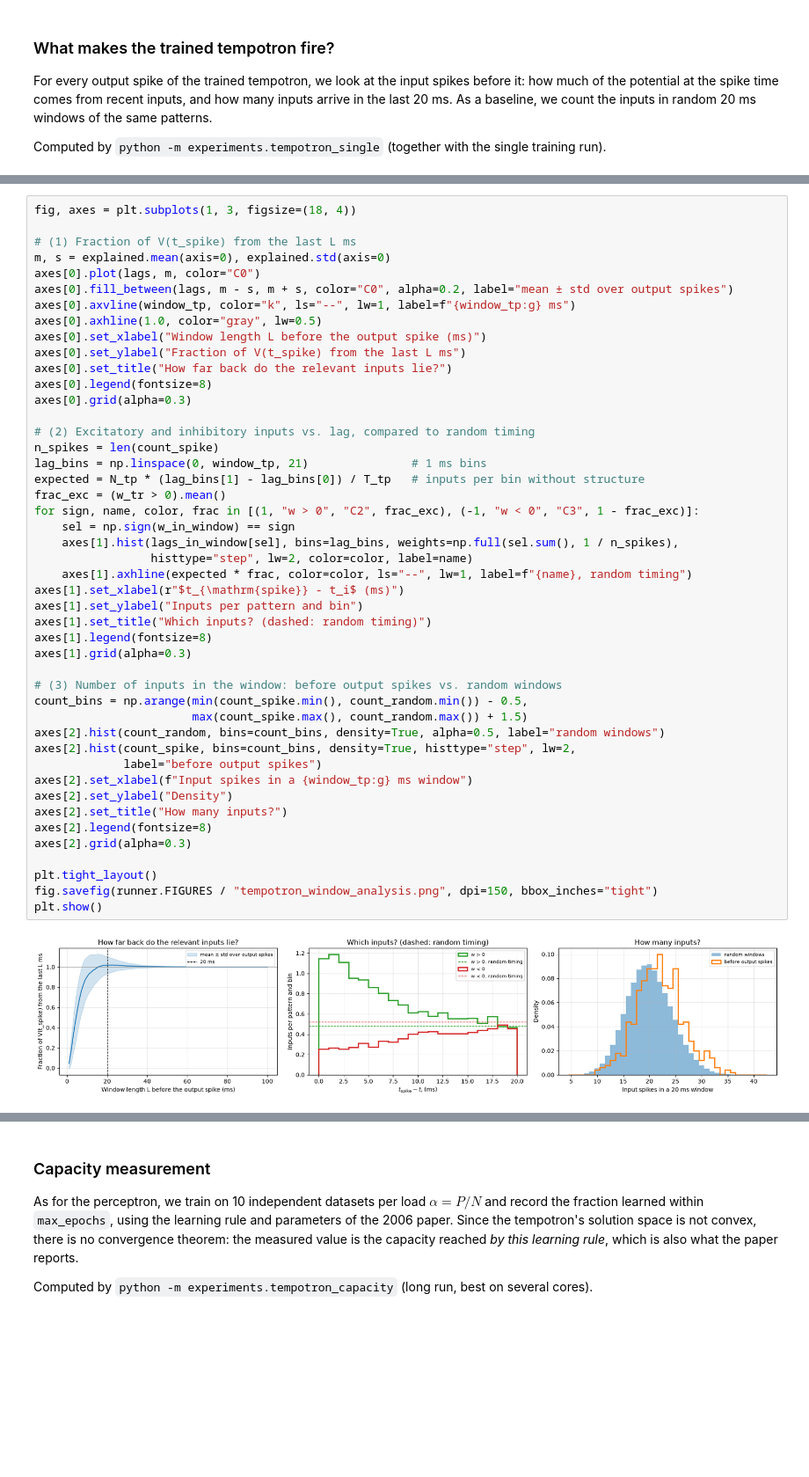
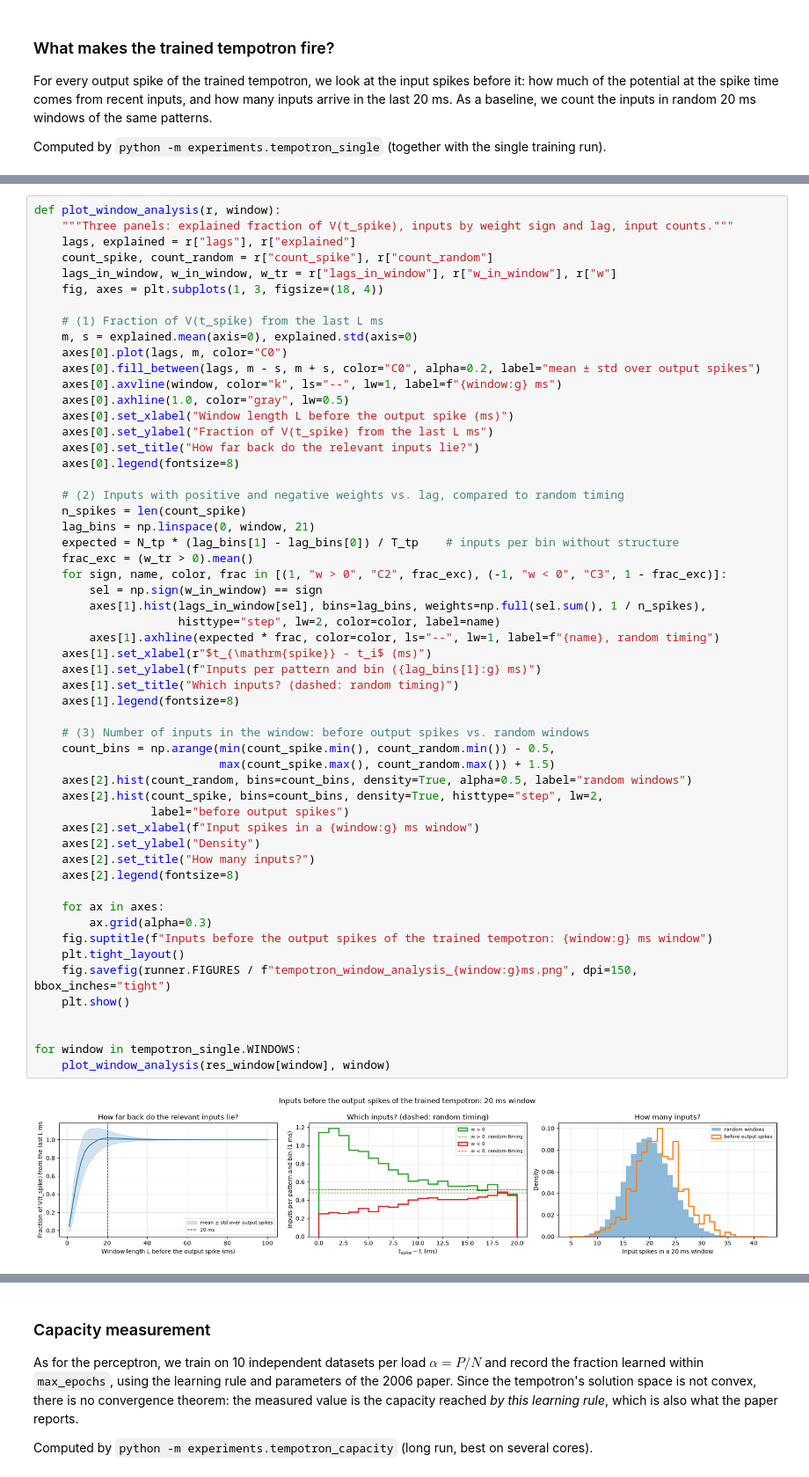
Before and after one commit to SchulteFabian/tempotron-capacity, a Jupyter notebook: Summary.ipynb, the cells around one changed output, grey strips where cells are left out. Shown at 88% size. Drawn from its saved outputs; the diff is of its cells as text; blank space fills up the shorter version.

```diff
--- a/Summary.ipynb
+++ b/Summary.ipynb
@@ -431,48 +479,57 @@ Fraction of V(t_spike) from the last 20 ms: 1.02 ± 0.09
 # %%
-fig, axes = plt.subplots(1, 3, figsize=(18, 4))
+def plot_window_analysis(r, window):
+    """Three panels: explained fraction of V(t_spike), inputs by weight sign and lag, input counts."""
+    lags, explained = r["lags"], r["explained"]
+    count_spike, count_random = r["count_spike"], r["count_random"]
+    lags_in_window, w_in_window, w_tr = r["lags_in_window"], r["w_in_window"], r["w"]
+    fig, axes = plt.subplots(1, 3, figsize=(18, 4))
 
-# (1) Fraction of V(t_spike) from the last L ms
-m, s = explained.mean(axis=0), explained.std(axis=0)
-axes[0].plot(lags, m, color="C0")
-axes[0].fill_between(lags, m - s, m + s, color="C0", alpha=0.2, label="mean ± std over output spikes")
-axes[0].axvline(window_tp, color="k", ls="--", lw=1, label=f"{window_tp:g} ms")
-axes[0].axhline(1.0, color="gray", lw=0.5)
-axes[0].set_xlabel("Window length L before the output spike (ms)")
-axes[0].set_ylabel("Fraction of V(t_spike) from the last L ms")
-axes[0].set_title("How far back do the relevant inputs lie?")
-axes[0].legend(fontsize=8)
-axes[0].grid(alpha=0.3)
+    # (1) Fraction of V(t_spike) from the last L ms
+    m, s = explained.mean(axis=0), explained.std(axis=0)
+    axes[0].plot(lags, m, color="C0")
+    axes[0].fill_between(lags, m - s, m + s, color="C0", alpha=0.2, label="mean ± std over output spikes")
+    axes[0].axvline(window, color="k", ls="--", lw=1, label=f"{window:g} ms")
+    axes[0].axhline(1.0, color="gray", lw=0.5)
+    axes[0].set_xlabel("Window length L before the output spike (ms)")
+    axes[0].set_ylabel("Fraction of V(t_spike) from the last L ms")
+    axes[0].set_title("How far back do the relevant inputs lie?")
+    axes[0].legend(fontsize=8)
 
-# (2) Excitatory and inhibitory inputs vs. lag, compared to random timing
-n_spikes = len(count_spike)
-lag_bins = np.linspace(0, window_tp, 21)               # 1 ms bins
-expected = N_tp * (lag_bins[1] - lag_bins[0]) / T_tp   # inputs per bin without structure
-frac_exc = (w_tr > 0).mean()
-for sign, name, color, frac in [(1, "w > 0", "C2", frac_exc), (-1, "w < 0", "C3", 1 - frac_exc)]:
-    sel = np.sign(w_in_window) == sign
-    axes[1].hist(lags_in_window[sel], bins=lag_bins, weights=np.full(sel.sum(), 1 / n_spikes),
-                 histtype="step", lw=2, color=color, label=name)
-    axes[1].axhline(expected * frac, color=color, ls="--", lw=1, label=f"{name}, random timing")
-axes[1].set_xlabel(r"$t_{\mathrm{spike}} - t_i$ (ms)")
-axes[1].set_ylabel("Inputs per pattern and bin")
-axes[1].set_title("Which inputs? (dashed: random timing)")
-axes[1].legend(fontsize=8)
-axes[1].grid(alpha=0.3)
+    # (2) Inputs with positive and negative weights vs. lag, compared to random timing
+    n_spikes = len(count_spike)
+    lag_bins = np.linspace(0, window, 21)
+    expected = N_tp * (lag_bins[1] - lag_bins[0]) / T_tp    # inputs per bin without structure
+    frac_exc = (w_tr > 0).mean()
+    for sign, name, color, frac in [(1, "w > 0", "C2", frac_exc), (-1, "w < 0", "C3", 1 - frac_exc)]:
+        sel = np.sign(w_in_window) == sign
+        axes[1].hist(lags_in_window[sel], bins=lag_bins, weights=np.full(sel.sum(), 1 / n_spikes),
+                     histtype="step", lw=2, color=color, label=name)
+        axes[1].axhline(expected * frac, color=color, ls="--", lw=1, label=f"{name}, random timing")
+    axes[1].set_xlabel(r"$t_{\mathrm{spike}} - t_i$ (ms)")
+    axes[1].set_ylabel(f"Inputs per pattern and bin ({lag_bins[1]:g} ms)")
+    axes[1].set_title("Which inputs? (dashed: random timing)")
+    axes[1].legend(fontsize=8)
 
-# (3) Number of inputs in the window: before output spikes vs. random windows
-count_bins = np.arange(min(count_spike.min(), count_random.min()) - 0.5,
-                       max(count_spike.max(), count_random.max()) + 1.5)
-axes[2].hist(count_random, bins=count_bins, density=True, alpha=0.5, label="random windows")
-axes[2].hist(count_spike, bins=count_bins, density=True, histtype="step", lw=2,
-             label="before output spikes")
-axes[2].set_xlabel(f"Input spikes in a {window_tp:g} ms window")
-axes[2].set_ylabel("Density")
-axes[2].set_title("How many inputs?")
-axes[2].legend(fontsize=8)
-axes[2].grid(alpha=0.3)
+    # (3) Number of inputs in the window: before output spikes vs. random windows
+    count_bins = np.arange(min(count_spike.min(), count_random.min()) - 0.5,
+                           max(count_spike.max(), count_random.max()) + 1.5)
+    axes[2].hist(count_random, bins=count_bins, density=True, alpha=0.5, label="random windows")
+    axes[2].hist(count_spike, bins=count_bins, density=True, histtype="step", lw=2,
+                 label="before output spikes")
+    axes[2].set_xlabel(f"Input spikes in a {window:g} ms window")
+    axes[2].set_ylabel("Density")
+    axes[2].set_title("How many inputs?")
+    axes[2].legend(fontsize=8)
 
-plt.tight_layout()
-fig.savefig(runner.FIGURES / "tempotron_window_analysis.png", dpi=150, bbox_inches="tight")
-plt.show()
+    for ax in axes:
+        ax.grid(alpha=0.3)
+    fig.suptitle(f"Inputs before the output spikes of the trained tempotron: {window:g} ms window")
+    plt.tight_layout()
+    fig.savefig(runner.FIGURES / f"tempotron_window_analysis_{window:g}ms.png", dpi=150, bbox_inches="tight")
+    plt.show()
+
+
+for window in tempotron_single.WINDOWS:
+    plot_window_analysis(res_window[window], window)
 # %% [output]
-[figure, old version]
+[figure, new version]
```
Also changed, not shown: parts of 28 cells of this notebook, 6 other files.
